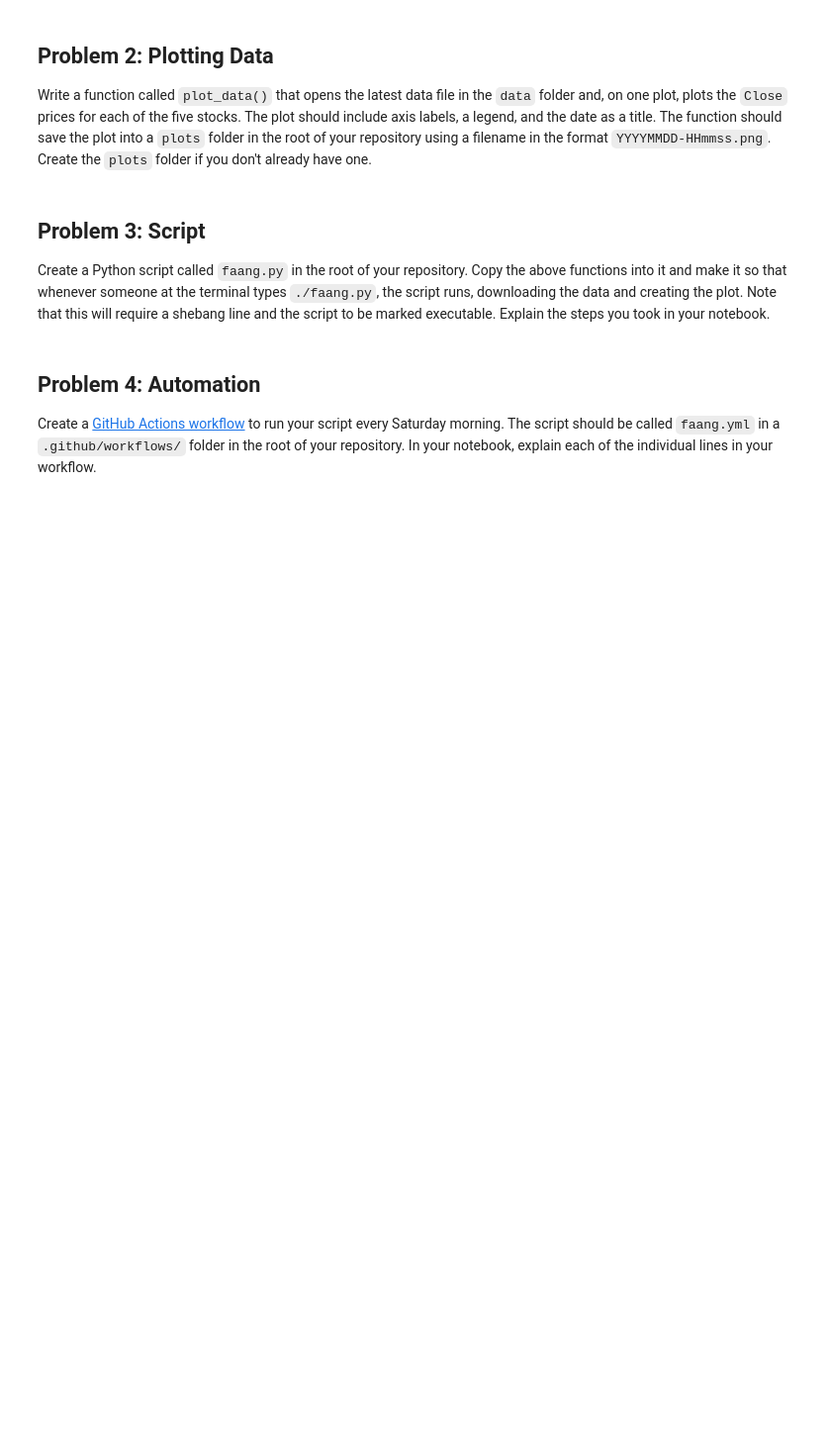
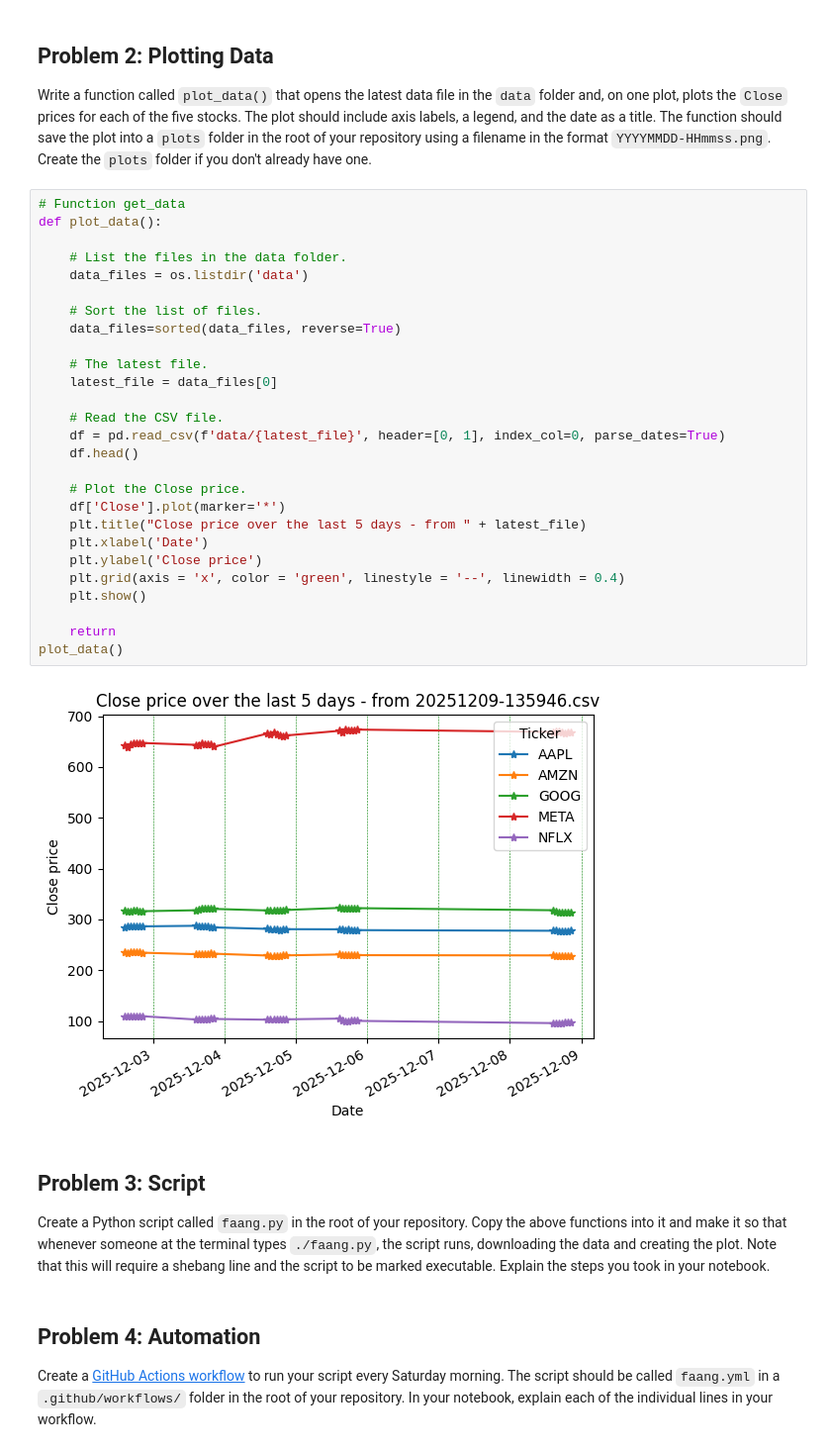
Before and after one commit to quyenphanlyons/ci-assessment, a Jupyter notebook: problems.ipynb, the cells around one changed output. Shown at 99% size. Saved outputs shown, nothing was run; the diff lists cells and outputs as text; blank space fills up the shorter version.

```diff
--- a/problems.ipynb
+++ b/problems.ipynb
@@ -80,6 +66,35 @@ Write a function called `plot_data()` that opens the latest data file in the `da
 The plot should include axis labels, a legend, and the date as a title.
 The function should save the plot into a `plots` folder in the root of your repository using a filename in the format `YYYYMMDD-HHmmss.png`.
 Create the `plots` folder if you don't already have one.
+# %%
+# Function get_data
+def plot_data():
+
+    # List the files in the data folder.
+    data_files = os.listdir('data')
+
+    # Sort the list of files.
+    data_files=sorted(data_files, reverse=True)
+
+    # The latest file.
+    latest_file = data_files[0]
+
+    # Read the CSV file.
+    df = pd.read_csv(f'data/{latest_file}', header=[0, 1], index_col=0, parse_dates=True)
+    df.head()
+
+    # Plot the Close price.
+    df['Close'].plot(marker='*')
+    plt.title("Close price over the last 5 days - from " + latest_file)
+    plt.xlabel('Date')
+    plt.ylabel('Close price')
+    plt.grid(axis = 'x', color = 'green', linestyle = '--', linewidth = 0.4)
+    plt.show()
+
+    return
+plot_data()
+# %% [output]
+[figure, added]
 # %% [markdown]
 ## Problem 3: Script
 
```
Also changed, not shown: parts of 3 cells of this notebook, 12 other files.
